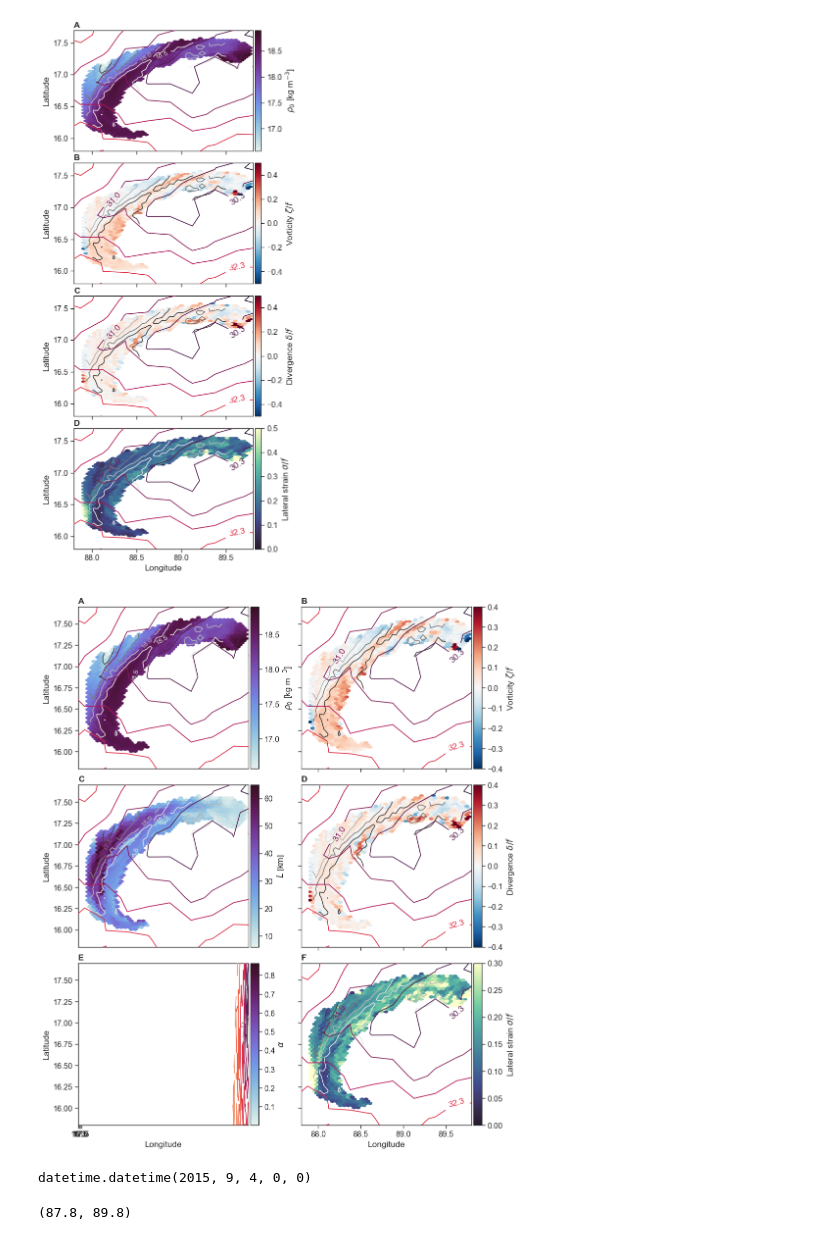
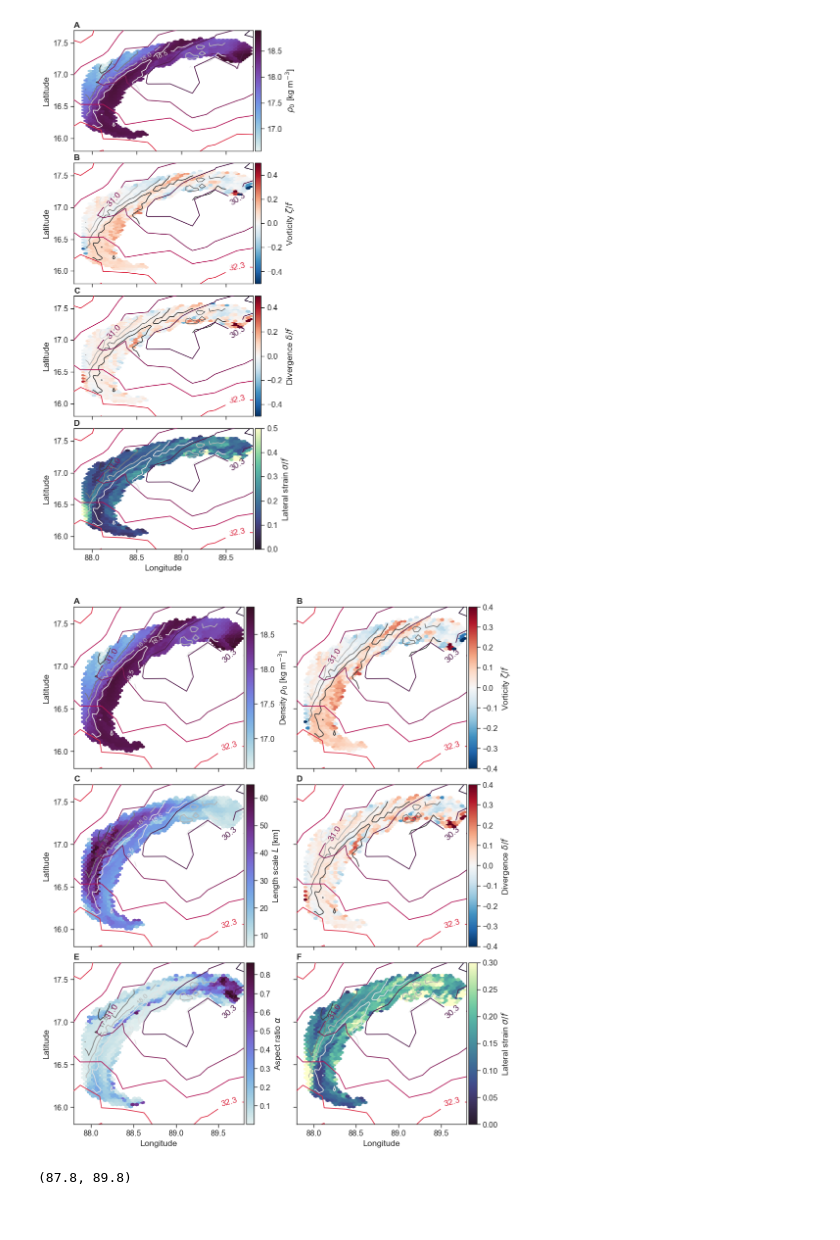
Before and after one commit to sessink/velocity_gradients, a Jupyter notebook: notebooks/maps_histograms.ipynb, the cells around one changed output. Cells and saved outputs as stored; diff of their text form; code cells hidden in the pictures.

```diff
--- a/notebooks/maps_histograms.ipynb
+++ b/notebooks/maps_histograms.ipynb
@@ -313,7 +313,7 @@ hexbin_kwargs = {'mincnt':10,'rasterized':True,'gridsize':(40,32)}
 
 # SIGMA
 h = ax[0,0].hexbin(lonr,latr,arr,cmap=cm.dense,reduce_C_function=cfunction,**hexbin_kwargs)
-plt.colorbar(h, ax=ax[0,0], label=r'$\rho_0$ [kg m$^{-3}$]',pad=0.01)
+plt.colorbar(h, ax=ax[0,0], label=r'Density $\rho_0$ [kg m$^{-3}$]',pad=0.01)
 CS = ax[0,0].contour(xi,yi, zsigma,levels=contour_levels, cmap='Greys_r', rasterized=True)
 ax[0,0].set_ylim(15.8,17.7)
 ax[0,0].set_xlim(87.8,89.8)
@@ -322,12 +322,16 @@ patch = patches.Circle((89.1,16.5),radius=0.61, fc=color, zorder=10)
 ax[0,0].add_patch(patch)
 ax[0,0].set_ylabel('Latitude')
 lonx,latx = np.meshgrid(smap.lon,smap.lat)
-ax[0,0].contour(lonx, latx,smap.sss[:,:,t], v, zorder=11, lw=0.5)
-ax[0,0].set_xticks(np.arange(16,18,0.5))
+# ax[0,0].contour(lonx, latx,smap.sss[:,:,t], v, zorder=11, lw=0.5)
+
+CS = ax[0,0].contour(lonx, latx,smap.sss[:,:,t], v, zorder=11, lw=0.5)
+ax[0,0].clabel(CS, CS.levels, inline=True,fmt=fmt)
+
+ax[0,0].set_yticks(np.arange(16,18,0.5))
 
 # LENGTH
 h = ax[1,0].hexbin(lon_length,lat_length,ar_length,cmap=cm.dense,reduce_C_function=cfunction_min,**hexbin_kwargs)
-plt.colorbar(h, ax=ax[1,0], label=r'$L$ [km]',pad=0.01)
+plt.colorbar(h, ax=ax[1,0], label=r'Length scale $L$ [km]',pad=0.01)
 CS = ax[1,0].contour(xi,yi, zsigma,levels=contour_levels, cmap='Greys_r', rasterized=True)
 ax[1,0].set_ylim(15.8,17.7)
 ax[1,0].set_xlim(87.8,89.8)
@@ -336,12 +340,14 @@ patch = patches.Circle((89.1,16.5),radius=0.61, fc=color, zorder=10)
 ax[1,0].add_patch(patch)
 ax[1,0].set_ylabel('Latitude')
 lonx,latx = np.meshgrid(smap.lon,smap.lat)
-ax[1,0].contour(lonx, latx,smap.sss[:,:,t], v, zorder=11, lw=0.5)
-ax[1,0].set_xticks(np.arange(16,18,0.5))
+
+CS = ax[1,0].contour(lonx, latx,smap.sss[:,:,t], v, zorder=11, lw=0.5)
+ax[1,0].clabel(CS, CS.levels, inline=True,fmt=fmt)
+ax[1,0].set_yticks(np.arange(16,18,0.5))
 
 # ASPECT
 h = ax[2,0].hexbin(lon_aspect,lat_aspect,ar_aspect,cmap=cm.dense,reduce_C_function=cfunction_max, **hexbin_kwargs)
-plt.colorbar(h, ax=ax[2,0], label=r'$\alpha$',pad=0.01)
+plt.colorbar(h, ax=ax[2,0], label=r'Aspect ratio $\alpha$',pad=0.01)
 CS = ax[2,0].contour(xi,yi, zsigma,levels=contour_levels, cmap='Greys_r', rasterized=True)
 ax[2,0].set_ylim(15.8,17.7)
 ax[2,0].set_xlim(87.8,89.8)
@@ -351,8 +357,10 @@ ax[2,0].add_patch(patch)
 ax[2,0].set_ylabel('Latitude')
 ax[2,0].set_xlabel('Longitude')
 lonx,latx = np.meshgrid(smap.lon,smap.lat)
-ax[2,0].contour(lonx, latx,smap.sss[:,:,t], v, zorder=11, lw=0.5)
-ax[2,0].set_xticks(np.arange(16,18,0.5))
+
+CS = ax[2,0].contour(lonx, latx,smap.sss[:,:,t], v, zorder=11, lw=0.5)
+ax[2,0].clabel(CS, CS.levels, inline=True,fmt=fmt)
+ax[2,0].set_yticks(np.arange(16,18,0.5))
 
 # VORTICITY
 h = ax[0,1].hexbin(lonv,latv,arv, reduce_C_function=cfunction, vmin=-0.4,vmax=0.4, cmap='RdBu_r', **hexbin_kwargs)
@@ -373,38 +381,34 @@ plt.colorbar(h,ax=ax[1,1], label=r'Divergence $\delta/f$',pad=0.01)
 CS = ax[1,1].contour(xi,yi, zsigma,levels=contour_levels, cmap='Greys', rasterized=True)
 ax[1,1].set_ylim(15.8,17.7)
 ax[1,1].set_xlim(87.8,89.8)
 patch = patches.Circle((89.1,16.5),radius=0.61, fc=color, zorder=10)
 ax[1,1].add_patch(patch)
 # ax[1,1].set_ylabel('Latitude')
 lonx,latx = np.meshgrid(smap.lon,smap.lat)
 CS = ax[1,1].contour(lonx, latx,smap.sss[:,:,t], v, zorder=11, lw=0.5)
 ax[1,1].clabel(CS, CS.levels, inline=True,fmt=fmt)
 
 # STRAIN
 h = ax[2,1].hexbin(lons,lats,ars,reduce_C_function=cfunction, vmin=0,vmax=0.3, cmap=cm.deep_r, **hexbin_kwargs)
 plt.colorbar(h,ax=ax[2,1], label=r'Lateral strain $\sigma/f$',pad=0.01)
 CS = ax[2,1].contour(xi,yi, zsigma,levels=contour_levels, cmap='Greys_r', rasterized=True)
 ax[2,1].set_ylim(15.8,17.7)
 ax[2,1].set_xlim(87.8,89.8)
 patch = patches.Circle((89.1,16.5),radius=0.61, fc=color, zorder=10)
 ax[2,1].add_patch(patch);
 ax[2,1].set_xticks([88,88.5,89,89.5])
 ax[2,1].set_xlabel('Longitude')
 # ax[2,1].set_ylabel('Latitude')
 lonx,latx = np.meshgrid(smap.lon,smap.lat)
 CS = ax[2,1].contour(lonx, latx,smap.sss[:,:,t], v, zorder=11, lw=0.5)
 ax[2,1].clabel(CS, CS.levels, inline=True,fmt=fmt)
 
 alphabet(ax.flatten())
 
 plt.subplots_adjust(hspace=0.1, wspace=0.1)
 plt.savefig('../figures/kp_maps_new.pdf')
 # %% [output]
-[figure, old version]
+[figure, new version]
-# %%
-datenum2datetime( smap.time[152] )
-# %% [output]
-datetime.datetime(2015, 9, 4, 0, 0)
 # %%
 from scipy.stats import circmean
 # %%
```
Also changed, not shown: 1 other file.
